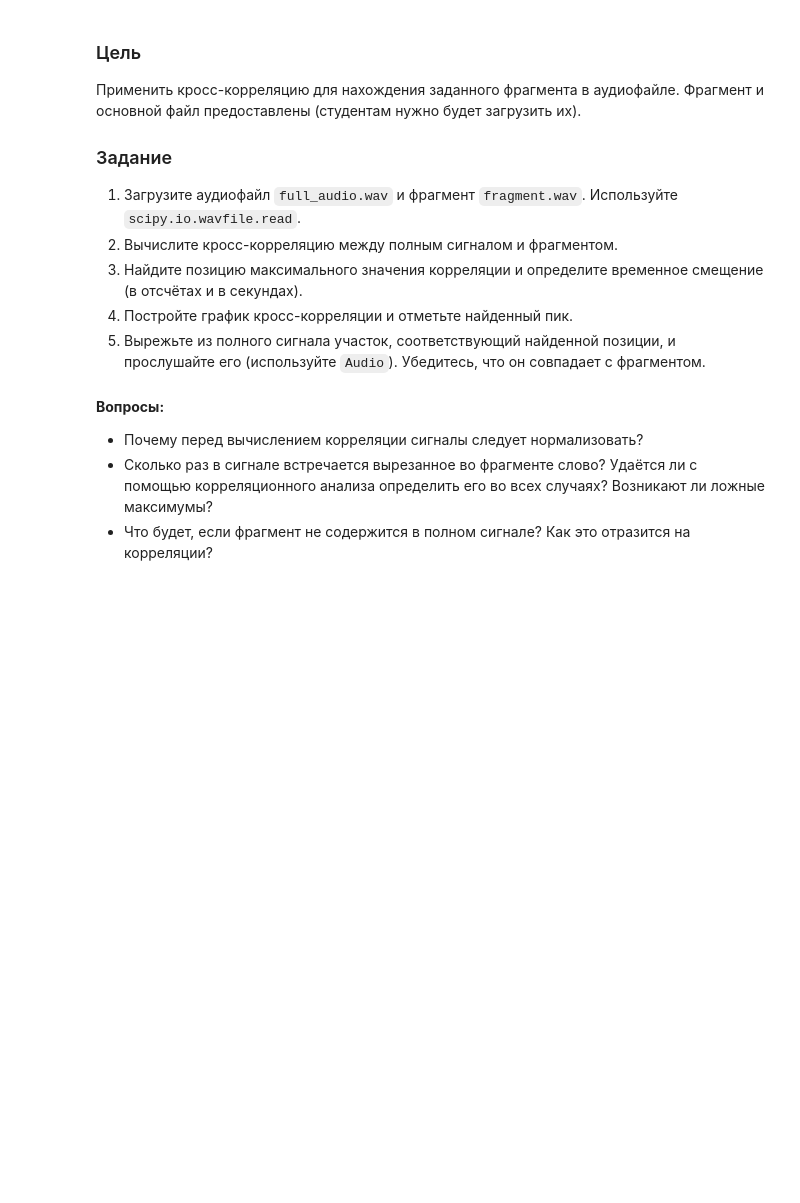
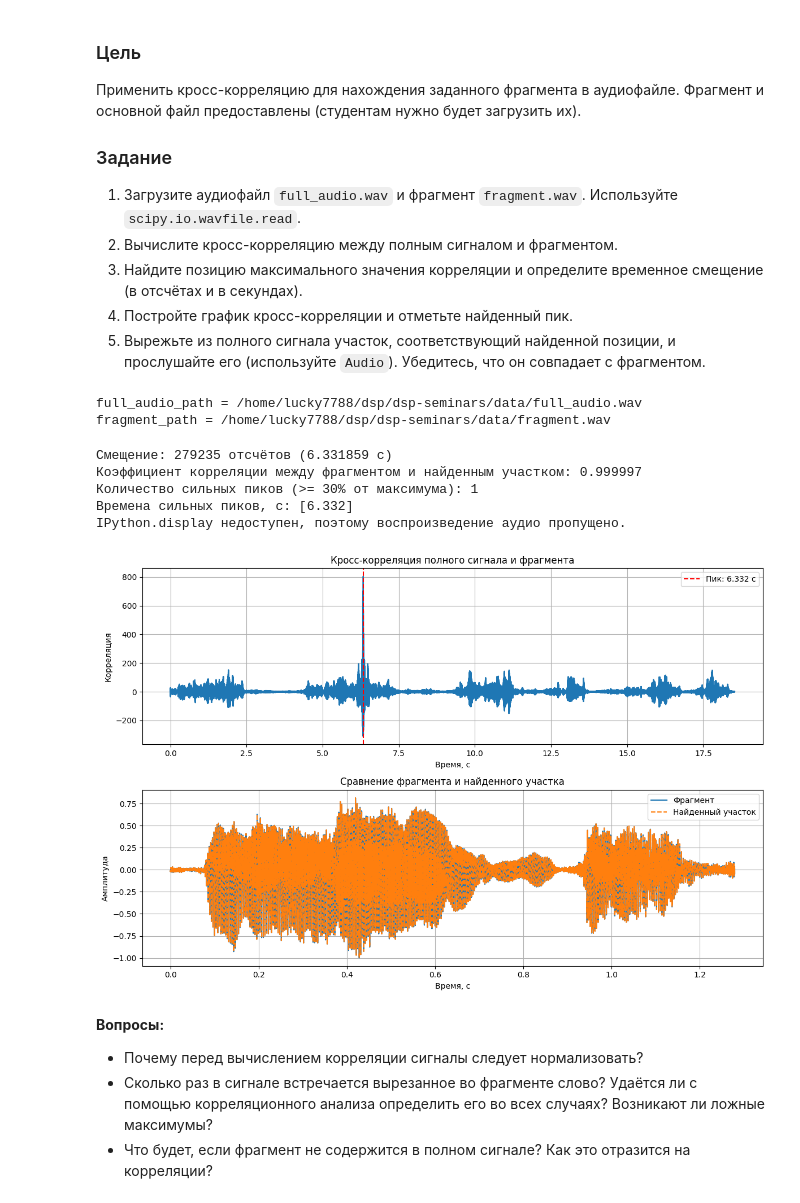
Before and after one commit to korzhimanov/dsp-seminars, a Jupyter notebook: seminars/kondakov_lab3.ipynb, the cells around one changed output. Drawn from its saved outputs; the diff is of its cells as text; code cells hidden in the pictures; blank space fills up the shorter version.

```diff
--- a/seminars/kondakov_lab3.ipynb
+++ b/seminars/kondakov_lab3.ipynb
@@ -444,17 +426,34 @@ print(f'fragment_path = {fragment_path}')
+# %%
+from pathlib import Path
+
+data_dir = Path('data')
+data_dir.mkdir(exist_ok=True)
+base_url = 'https://raw.githubusercontent.com/korzhimanov/dsp-seminars/main/data'
+
+!wget -q -O data/full_audio.wav {base_url}/full_audio.wav
+!wget -q -O data/fragment.wav {base_url}/fragment.wav
+
+full_audio_path = (data_dir / 'full_audio.wav').resolve()
+fragment_path = (data_dir / 'fragment.wav').resolve()
+
+print(f'full_audio_path = {full_audio_path}')
+print(f'fragment_path = {fragment_path}')
+# %% [output]
+full_audio_path = /home/lucky7788/dsp/dsp-seminars/data/full_audio.wav
+fragment_path = /home/lucky7788/dsp/dsp-seminars/data/fragment.wav
 # %%
 def to_mono_float(data):
     data = data.astype(np.float64)
-    if data.ndim == 2:
-        data = data.mean(axis=1)
+    data = data.mean(axis=1) if data.ndim == 2 else data
     data -= data.mean()
     peak = np.max(np.abs(data))
-    if peak > 0:
-        data /= peak
-    return data
+    return data / peak if peak > 0 else data
 
 
-rate_full, full_audio = wavfile.read(full_audio_path)
-rate_frag, fragment = wavfile.read(fragment_path)
+with warnings.catch_warnings():
+    warnings.simplefilter('ignore', wavfile.WavFileWarning)
+    rate_full, full_audio = wavfile.read(full_audio_path)
+    rate_frag, fragment = wavfile.read(fragment_path)
 if rate_full != rate_frag:
     raise ValueError('Частоты дискретизации должны совпадать.')
 
@@ -468,7 +467,7 @@ matched_fragment = full_audio[peak_idx:peak_idx + len(fragment)].copy()
 matched_fragment /= np.max(np.abs(matched_fragment))
 
 match_corr = np.corrcoef(matched_fragment, fragment)[0, 1]
-peaks, props = signal.find_peaks(corr, distance=len(fragment) // 2, height=0.3 * corr.max())
+peaks, _ = signal.find_peaks(corr, distance=len(fragment) // 2, height=0.3 * corr.max())
 
 corr_time = np.arange(len(corr)) / rate_full
 fragment_time = np.arange(len(fragment)) / rate_frag
@@ -476,33 +475,40 @@ fragment_time = np.arange(len(fragment)) / rate_frag
 fig, axes = plt.subplots(2, 1, figsize=(12, 8))
 axes[0].plot(corr_time, corr)
 axes[0].axvline(peak_time, color='red', linestyle='--', label=f'Пик: {peak_time:.3f} с')
 axes[0].set_title('Кросс-корреляция полного сигнала и фрагмента')
 axes[0].set_xlabel('Время, с')
 axes[0].set_ylabel('Корреляция')
 axes[0].legend()
 axes[0].grid(True)
 
 axes[1].plot(fragment_time, fragment, label='Фрагмент')
 axes[1].plot(fragment_time, matched_fragment, '--', label='Найденный участок')
 axes[1].set_title('Сравнение фрагмента и найденного участка')
 axes[1].set_xlabel('Время, с')
 axes[1].set_ylabel('Амплитуда')
 axes[1].legend()
 axes[1].grid(True)
 
 plt.tight_layout()
 plt.show()
 
 print(f'Смещение: {peak_idx} отсчётов ({peak_time:.6f} с)')
 print(f'Коэффициент корреляции между фрагментом и найденным участком: {match_corr:.6f}')
 print(f'Количество сильных пиков (>= 30% от максимума): {len(peaks)}')
 print('Времена сильных пиков, с:', [round(float(p / rate_full), 3) for p in peaks])
 
 if Audio is not None:
     display(Audio(fragment, rate=rate_frag))
     display(Audio(matched_fragment, rate=rate_full))
 else:
     print('IPython.display недоступен, поэтому воспроизведение аудио пропущено.')
+# %% [output]
+Смещение: 279235 отсчётов (6.331859 с)
+Коэффициент корреляции между фрагментом и найденным участком: 0.999997
+Количество сильных пиков (>= 30% от максимума): 1
+Времена сильных пиков, с: [6.332]
+IPython.display недоступен, поэтому воспроизведение аудио пропущено.
+[figure, added]
 # %% [markdown]
 **Вопросы:**
 - Почему перед вычислением корреляции сигналы следует нормализовать?
```
Also changed, not shown: parts of 15 cells of this notebook.
